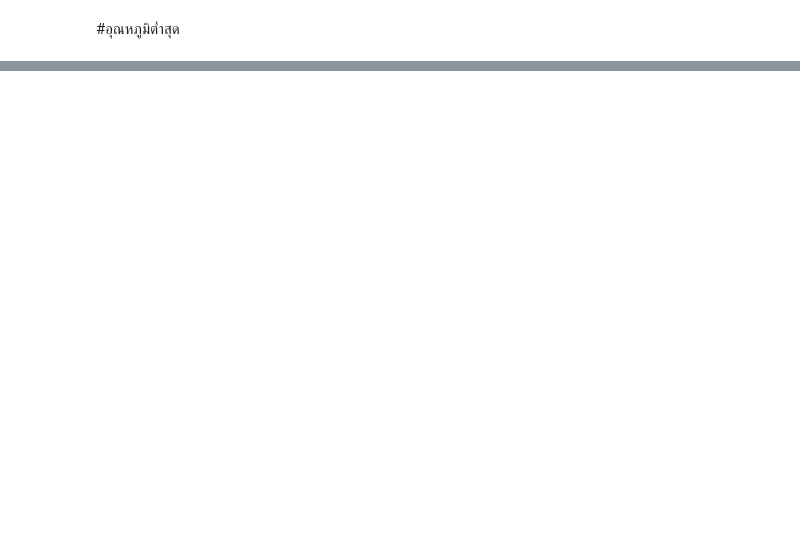
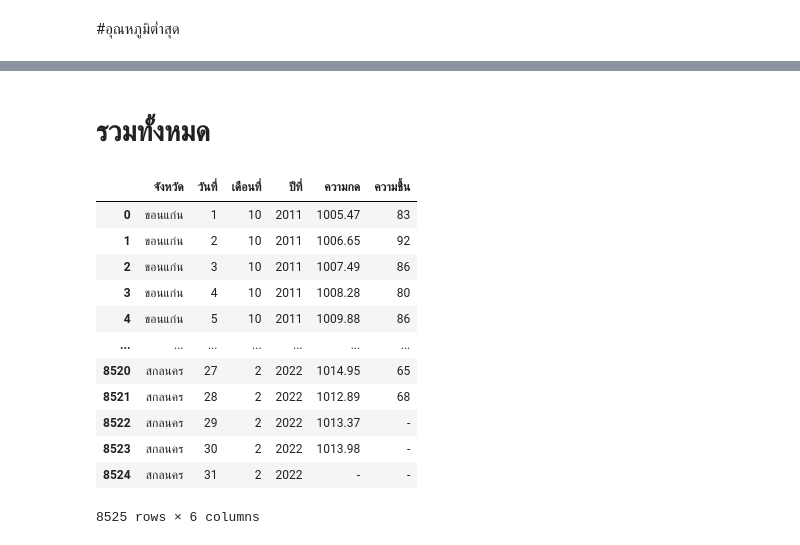
Before and after one commit to Aomaphisara/bsc_dpdm22, a Jupyter notebook: Quiz_Group_5_20_of_Midterm.ipynb, the cells around one changed output, grey strips where cells are left out. Cells and saved outputs as stored; diff of their text form; code cells hidden in the pictures; blank space fills up the shorter version.

```diff
--- a/Quiz_Group_5_20_of_Midterm.ipynb
+++ b/Quiz_Group_5_20_of_Midterm.ipynb
@@ -22,0 +307,4 @@ Drive already mounted at /content/drive; to attempt to forcibly remount, call dr
+# %%
+mois = [mois_kk, mois_np, mois_l, mois_sk, mois_nk] #ความชื้นสัมพัทธ์
+allmois = pd.concat(mois)
+allmois.head()
@@ -22,0 +319,5 @@ Drive already mounted at /content/drive; to attempt to forcibly remount, call dr
+# %%
+allmois['เดือน'] = allmois['เดือน/ปี'].dt.month #การแยกเดือนปี
+allmois['ปี'] = allmois['เดือน/ปี'].dt.year
+del allmois['เดือน/ปี'] #ลบคอมลัมบ์ เดือน/ปี
+allmois.head()
@@ -22,0 +332,11 @@ Drive already mounted at /content/drive; to attempt to forcibly remount, call dr
+# %%
+m = list()
+for index, row in allmois.iterrows():
+  for i in range(1,32):
+        # print(f'วันที่ ',i,'เดือนที่ ',row['เดือน'],' ปีที่ ', row['ปี'],'	ความชื้น -> ',row[i],row['จังหวัด'])
+         m.append([row['จังหวัด'],'วันที่ ',i,'เดือนที่ ',row['เดือน'],' ปีที่ ', row['ปี'],'	ความชื้น',row[i]])
+# %%
+mp = pd.DataFrame(m)
+mp = pd.DataFrame(m, columns=['จังหวัด','0','วันที่','1','เดือนที่','2','ปีที่','3','ความชื้น'])
+mp.drop(['0','1','2','3'], 1, inplace=True)
+mp
@@ -719,0 +833,19 @@ FinalTable.head(3)
+# %% [markdown]
+# รวมทั้งหมด
+# %%
+mergep = pp.merge(mp, how ='inner', left_on=['จังหวัด', 'วันที่',	'เดือนที่',	'ปีที่'],right_on=['จังหวัด', 'วันที่',	'เดือนที่',	'ปีที่'])
+mergep
+# %% [output]
+|  | จังหวัด | วันที่ | เดือนที่ | ปีที่ | ความกด | ความชื้น |
+| 0 | ขอนแก่น | 1 | 10 | 2011 | 1005.47 | 83 |
+| 1 | ขอนแก่น | 2 | 10 | 2011 | 1006.65 | 92 |
+| 2 | ขอนแก่น | 3 | 10 | 2011 | 1007.49 | 86 |
+| 3 | ขอนแก่น | 4 | 10 | 2011 | 1008.28 | 80 |
+| 4 | ขอนแก่น | 5 | 10 | 2011 | 1009.88 | 86 |
+| ... | ... | ... | ... | ... | ... | ... |
+| 8520 | สกลนคร | 27 | 2 | 2022 | 1014.95 | 65 |
+| 8521 | สกลนคร | 28 | 2 | 2022 | 1012.89 | 68 |
+| 8522 | สกลนคร | 29 | 2 | 2022 | 1013.37 | - |
+| 8523 | สกลนคร | 30 | 2 | 2022 | 1013.98 | - |
+| 8524 | สกลนคร | 31 | 2 | 2022 | - | - |
+8525 rows × 6 columns
```
Also changed, not shown: parts of 183 cells of this notebook.
